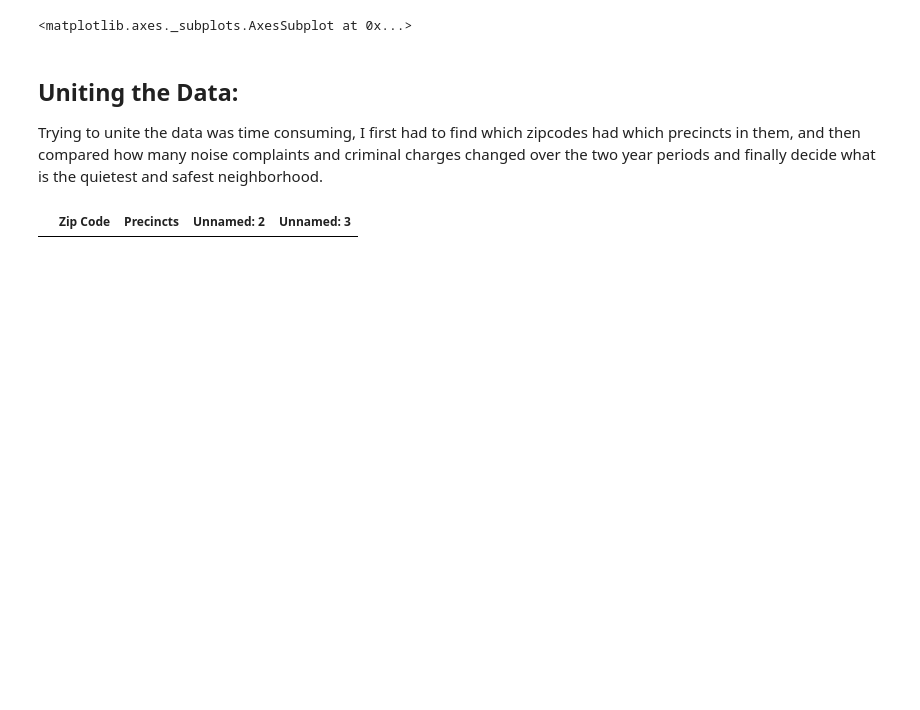
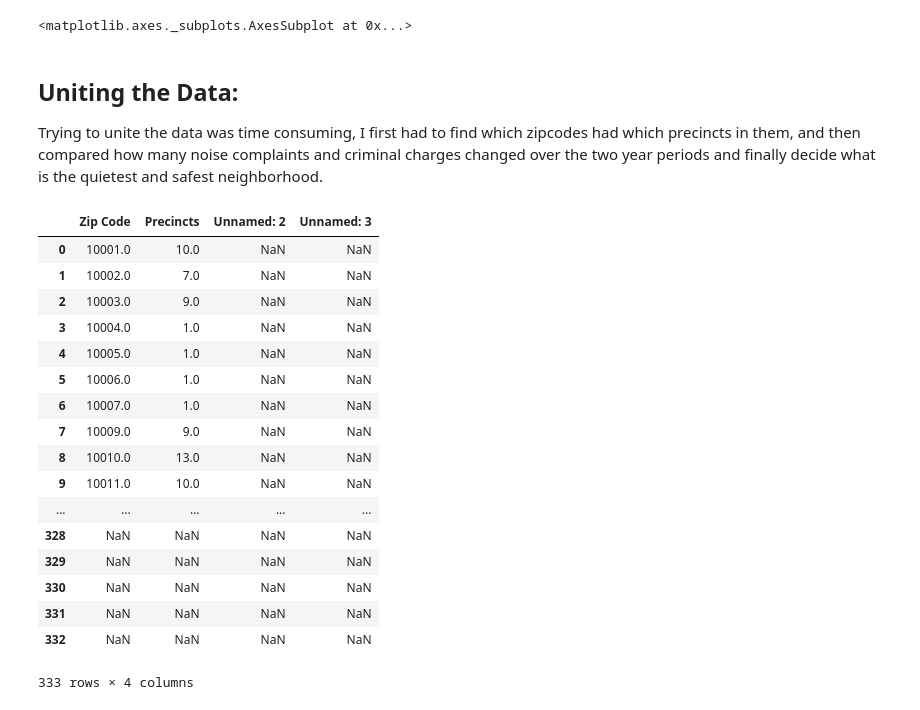
Before and after one commit to WilliamJCole/Final_Project, a Jupyter notebook: IS362 Final Project - Noise & Crime.ipynb, the cells around one changed output. Cells and saved outputs as stored; diff of their text form; code cells hidden in the pictures; blank space fills up the shorter version.

```diff
--- a/IS362 Final Project - Noise & Crime.ipynb
+++ b/IS362 Final Project - Noise & Crime.ipynb
@@ -318,5 +318,23 @@ crimeDiff.plot.bar(fontsize=10,figsize= (50, 10))
 Trying to unite the data was time consuming, I first had to find which zipcodes had which precincts in them, and then compared how many noise complaints and criminal charges changed over the two year periods and finally decide what is the quietest and safest neighborhood.
 # %%
 pcntZip = pd.read_csv('https://raw.githubusercontent.com/WilliamJCole/IS362_Final_Project/master/Files/pcntzip.csv',sep=',')
+pcntZip
 # %% [output]
 |  | Zip Code | Precincts | Unnamed: 2 | Unnamed: 3 |
+| 0 | 10001.0 | 10.0 | NaN | NaN |
+| 1 | 10002.0 | 7.0 | NaN | NaN |
+| 2 | 10003.0 | 9.0 | NaN | NaN |
+| 3 | 10004.0 | 1.0 | NaN | NaN |
+| 4 | 10005.0 | 1.0 | NaN | NaN |
+| 5 | 10006.0 | 1.0 | NaN | NaN |
+| 6 | 10007.0 | 1.0 | NaN | NaN |
+| 7 | 10009.0 | 9.0 | NaN | NaN |
+| 8 | 10010.0 | 13.0 | NaN | NaN |
+| 9 | 10011.0 | 10.0 | NaN | NaN |
+| ... | ... | ... | ... | ... |
+| 328 | NaN | NaN | NaN | NaN |
+| 329 | NaN | NaN | NaN | NaN |
+| 330 | NaN | NaN | NaN | NaN |
+| 331 | NaN | NaN | NaN | NaN |
+| 332 | NaN | NaN | NaN | NaN |
+333 rows × 4 columns
```
Also changed, not shown: 1 other file.
